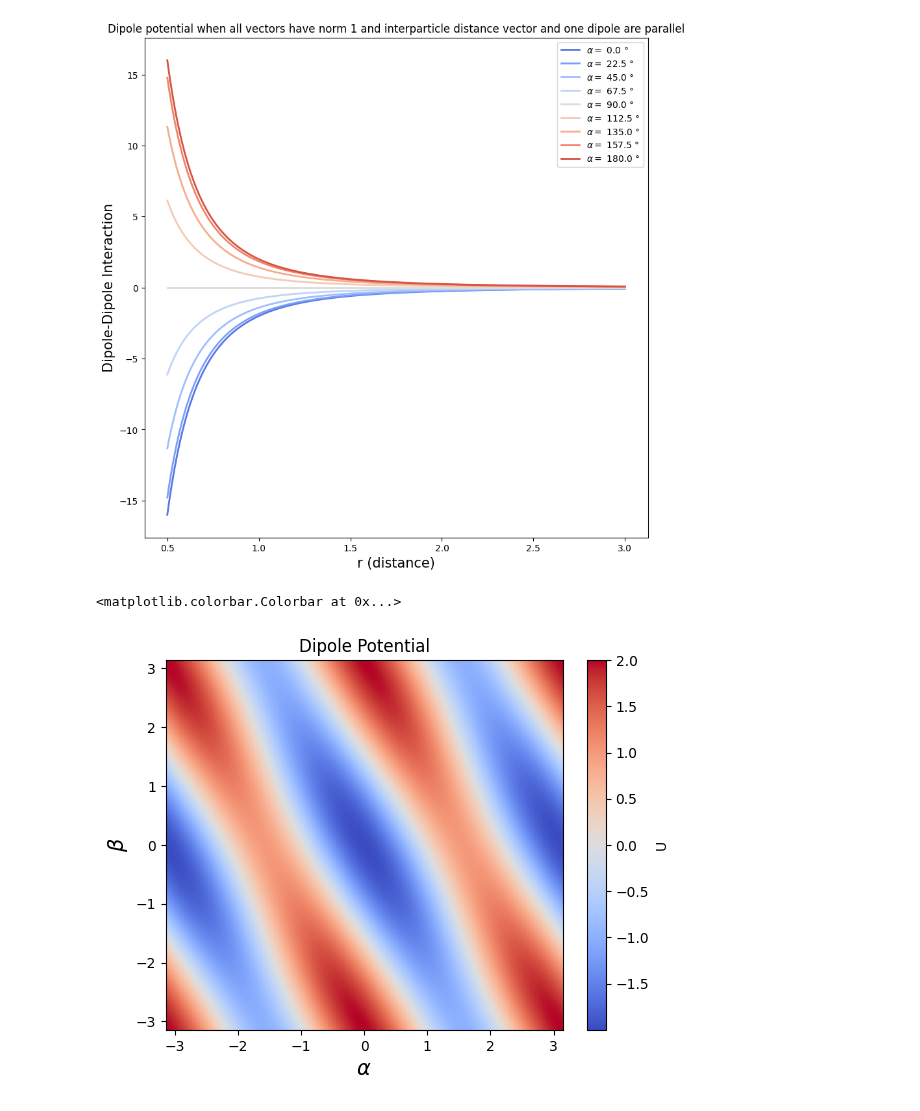
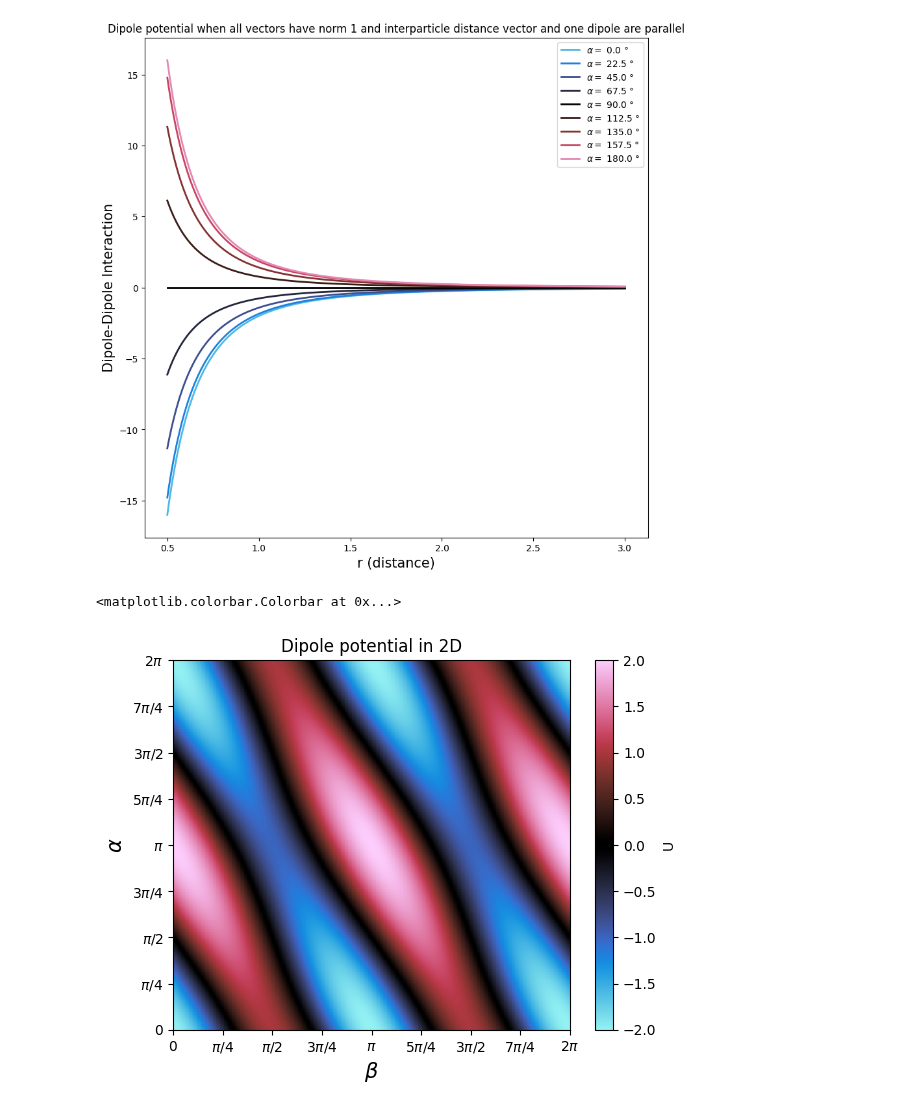
Before and after one commit to OljaOctagon/MagneticParticles, a Jupyter notebook: rigid_magnetic/dipole.ipynb, the cells around one changed output. Cells and saved outputs as stored; diff of their text form; code cells hidden in the pictures.

Commit message:
Understand dipoles: added 2d and 3d heat map plots

```diff
--- a/rigid_magnetic/dipole.ipynb
+++ b/rigid_magnetic/dipole.ipynb
@@ -5,6 +6,6 @@ import seaborn as sns
 # %%
 
-sns.set_palette('coolwarm',9)
+sns.set_palette('cmr.redshift',9)
 # potential simplified as we assume that p1 and r are parallel
 def dipole_potential_parallel(R,alpha):
     norm_p1 = 1
@@ -34,5 +35,5 @@ plt.title("Dipole potential when all vectors have norm 1 and interparticle dista
 plt.legend()
 plt.show()
 # %% [output]
-[figure, old version]
+[figure, new version]
 # %%
@@ -44,27 +50,35 @@ def dipole_potential_general(R,alpha,beta):
 # %%
 
 R=1
 U=np.zeros((500,500))
-Alpha = np.linspace(-np.pi,np.pi,500)
-Beta = np.linspace(-np.pi,np.pi,500)
+Alpha = np.linspace(0,2*np.pi,500)
+Beta = np.linspace(0,2*np.pi,500)
 
 
 for i, alpha in enumerate(Alpha):
     for j, beta in enumerate(Beta):
         U[i,j] = dipole_potential_general(R,alpha,beta)
 
 
-U_min, U_max = np.min(U), np.max(U)
+U_min, U_max = -2,2
 
 fig, ax = plt.subplots()
 
-c = ax.pcolormesh(Alpha, Beta, U, cmap='coolwarm', vmin=U_min, vmax=U_max)
-ax.set_title('Dipole Potential')
+c = ax.pcolormesh(Alpha, Beta, U, cmap='cmr.redshift', vmin=U_min, vmax=U_max)
+ax.set_title('Dipole potential in 2D')
 # set the limits of the plot to the limits of the data
 ax.axis([Alpha.min(), Alpha.max(), Beta.min(), Beta.max()])
-ax.set_xlabel("$\\alpha$",size=15)
-ax.set_ylabel("$\\beta$",size=15)
+ax.set_xlabel("$\\beta$",size=15)
+ax.set_ylabel("$\\alpha$",size=15)
+
+ax.set_xticks(np.arange(0, 2*np.pi+0.01, np.pi/4))
+ax.set_yticks(np.arange(0, 2*np.pi+0.01, np.pi/4))
+labels = ['$0$', r'$\pi/4$', r'$\pi/2$', r'$3\pi/4$', r'$\pi$',
+          r'$5\pi/4$', r'$3\pi/2$', r'$7\pi/4$', r'$2\pi$']
+ax.set_xticklabels(labels)
+ax.set_yticklabels(labels)
+
 fig.colorbar(c, ax=ax, label="U")
 # %% [output]
 <matplotlib.colorbar.Colorbar at 0x...>
-[figure, old version]
+[figure, new version]
```
Also changed, not shown: parts of 2 cells of this notebook, 1 other file.
